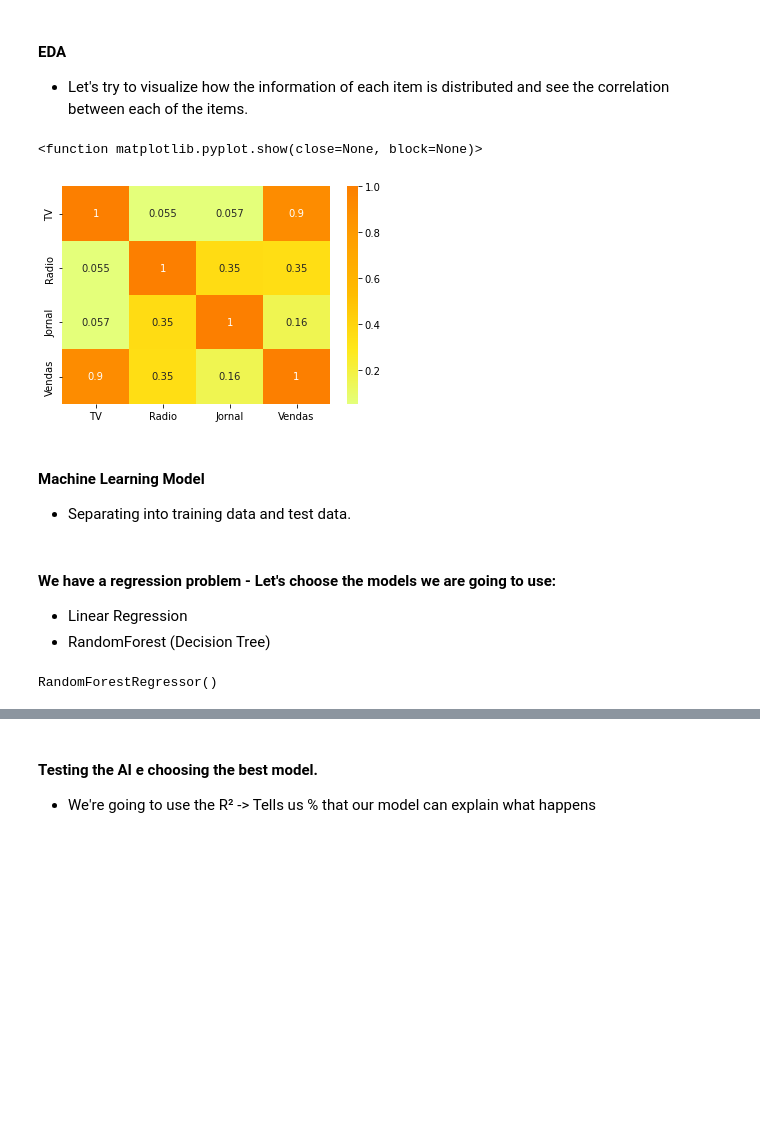
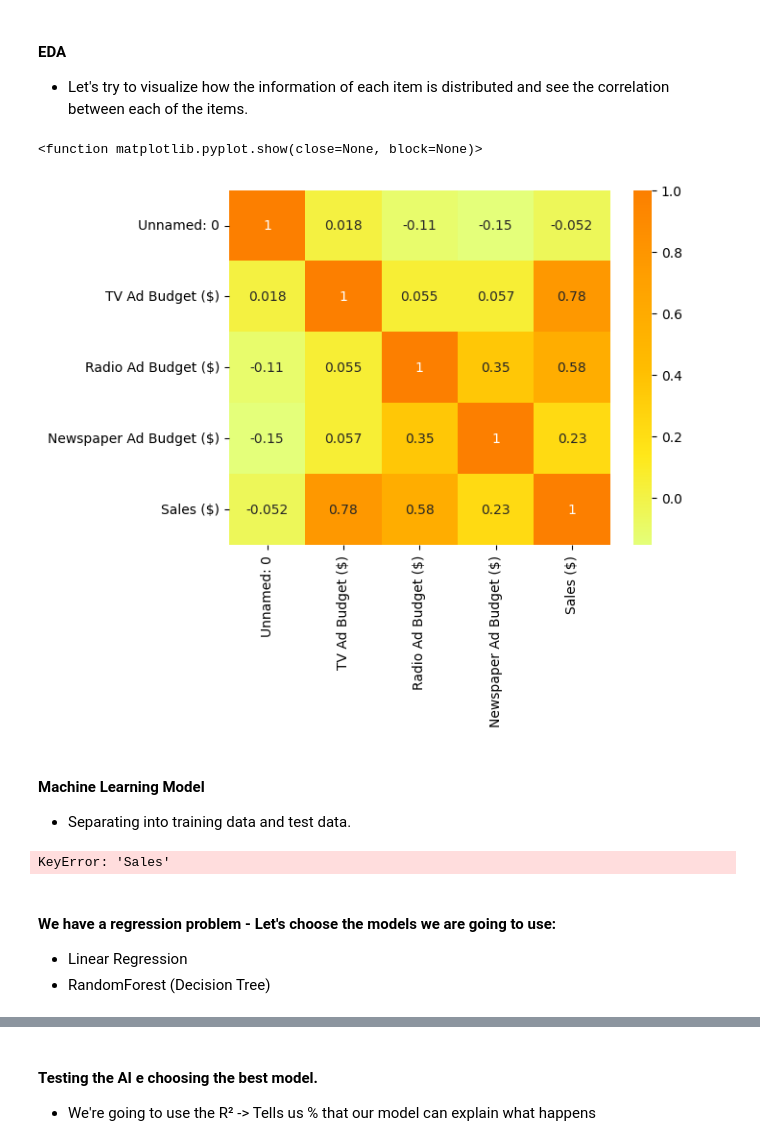
Before and after one commit to anaVitoriaLouro/sales-forecast, a Jupyter notebook: Sales Forescast - Machine Learning.ipynb, the cells around one changed output, grey strips where cells are left out. Cells and saved outputs as stored; diff of their text form; code cells hidden in the pictures; blank space fills up the shorter version.

```diff
--- a/Sales Forescast - Machine Learning.ipynb
+++ b/Sales Forescast - Machine Learning.ipynb
@@ -49,0 +15,7 @@ Requirement already satisfied: joblib>=0.11 in d:\anaconda3\lib\site-packages (f
+# %%
+# Load the dataset from the local directory
+
+data = pd.read_csv('advertising_budget_and_sales.csv')
+
+# Display the first few rows of the dataset
+print(data.head())
@@ -51,16 +37,12 @@ Requirement already satisfied: joblib>=0.11 in d:\anaconda3\lib\site-packages (f
 #### EDA
 - Let's try to visualize how the information of each item is distributed and see the correlation between each of the items.
 # %%
-import seaborn as sns
-import matplotlib.pyplot as plt
-
-# print(dados.corr())
-
-sns.heatmap(dados.corr(), cmap= 'Wistia', annot= True)
+# Visualize the correlation between variables
+sns.heatmap(data.corr(), cmap= 'Wistia', annot= True)
 plt.show
 # %% [output]
 <function matplotlib.pyplot.show(close=None, block=None)>
-[figure, old version]
+[figure, new version]
 # %% [markdown]
 #### Machine Learning Model
 
@@ -78,20 +50,14 @@ x_treino, x_teste, y_treino, y_teste = train_test_split(x, y, test_size= 0.3)
+# %%
+# Define features (X) and target variable (y)
+
+y = data['Sales']
+x = data.drop('Sales', axis=1)
+
+X_train, X_test, y_train, y_test = train_test_split(X, y, test_size=0.3, random_state=42)
+# %% [output]
+KeyError: 'Sales'
 # %% [markdown]
 #### We have a regression problem - Let's choose the models we are going to use:
 
 - Linear Regression
 - RandomForest (Decision Tree)
-# %%
-from sklearn.linear_model import LinearRegression
-from sklearn.ensemble import RandomForestRegressor
-from sklearn import metrics
-import numpy as np
-
-# creating the AI
-modelo_regressaolinear = LinearRegression()
-modelo_arvoredecisao = RandomForestRegressor()
-
-# training the AI
-modelo_regressaolinear.fit(x_treino, y_treino)
-modelo_arvoredecisao.fit(x_treino, y_treino)
-# %% [output]
-RandomForestRegressor()
```
Also changed, not shown: parts of 14 cells of this notebook.
